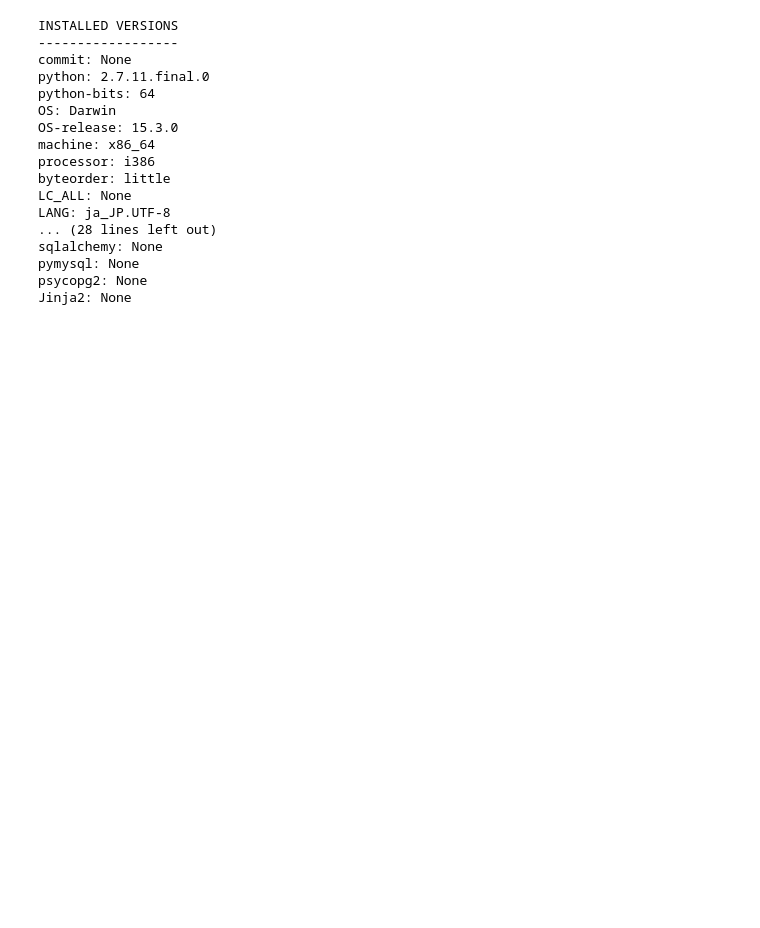
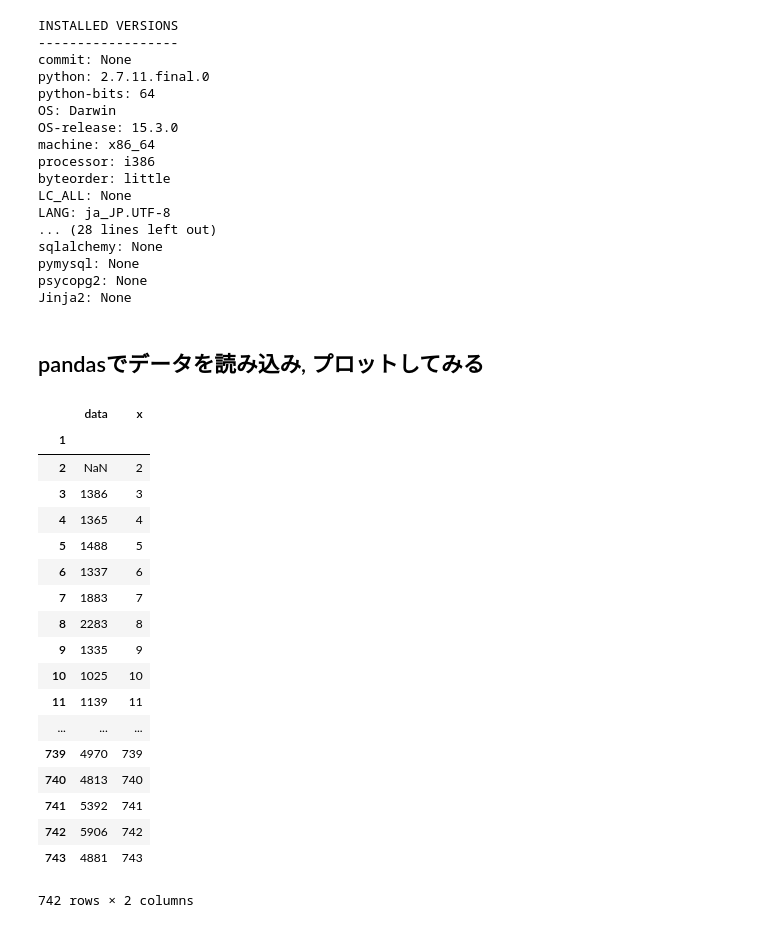
Before and after one commit to nut-jnlp/BuildingMachineLearningSystemsWithPython, a Jupyter notebook: ch00_tutorial/pandas_tutorial.ipynb, the cells around one changed output. Cells and saved outputs as stored; diff of their text form; code cells hidden in the pictures; blank space fills up the shorter version.

```diff
--- a/ch00_tutorial/pandas_tutorial.ipynb
+++ b/ch00_tutorial/pandas_tutorial.ipynb
@@ -32,3 +32,31 @@ sqlalchemy: None
 pymysql: None
 psycopg2: None
 Jinja2: None
+# %% [markdown]
+## pandasでデータを読み込み,  プロットしてみる
+# %%
+df = pd.DataFrame.from_csv("../ch01/data/web_traffic.tsv", sep='\t')
+df.columns = ['data']
+df['x'] = df.index
+
+df
+# %% [output]
+|  | data | x |
+| 1 |  |  |
+| 2 | NaN | 2 |
+| 3 | 1386 | 3 |
+| 4 | 1365 | 4 |
+| 5 | 1488 | 5 |
+| 6 | 1337 | 6 |
+| 7 | 1883 | 7 |
+| 8 | 2283 | 8 |
+| 9 | 1335 | 9 |
+| 10 | 1025 | 10 |
+| 11 | 1139 | 11 |
+| ... | ... | ... |
+| 739 | 4970 | 739 |
+| 740 | 4813 | 740 |
+| 741 | 5392 | 741 |
+| 742 | 5906 | 742 |
+| 743 | 4881 | 743 |
+742 rows × 2 columns
```
Also changed, not shown: parts of 4 cells of this notebook.
